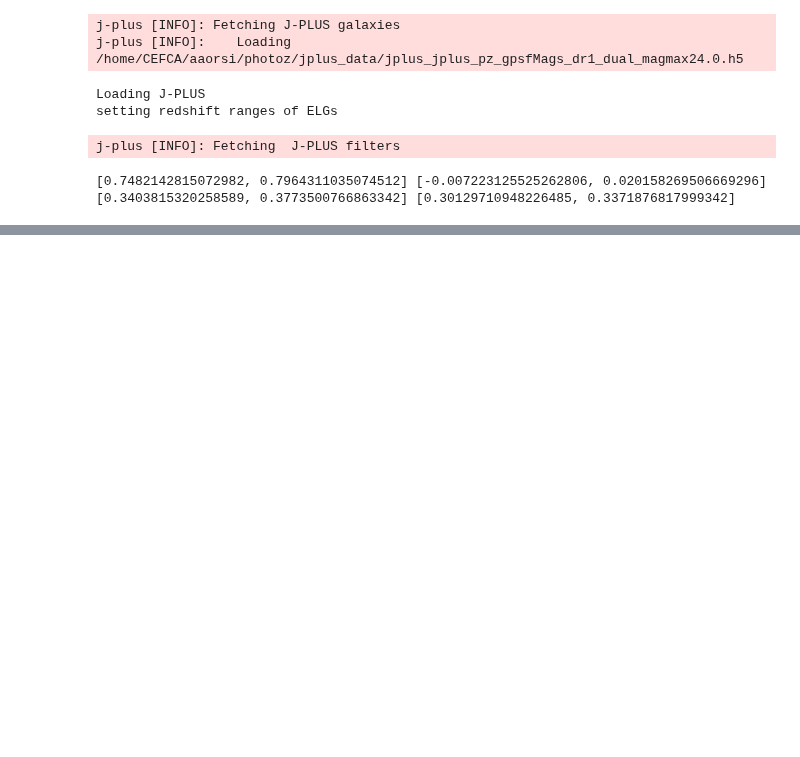
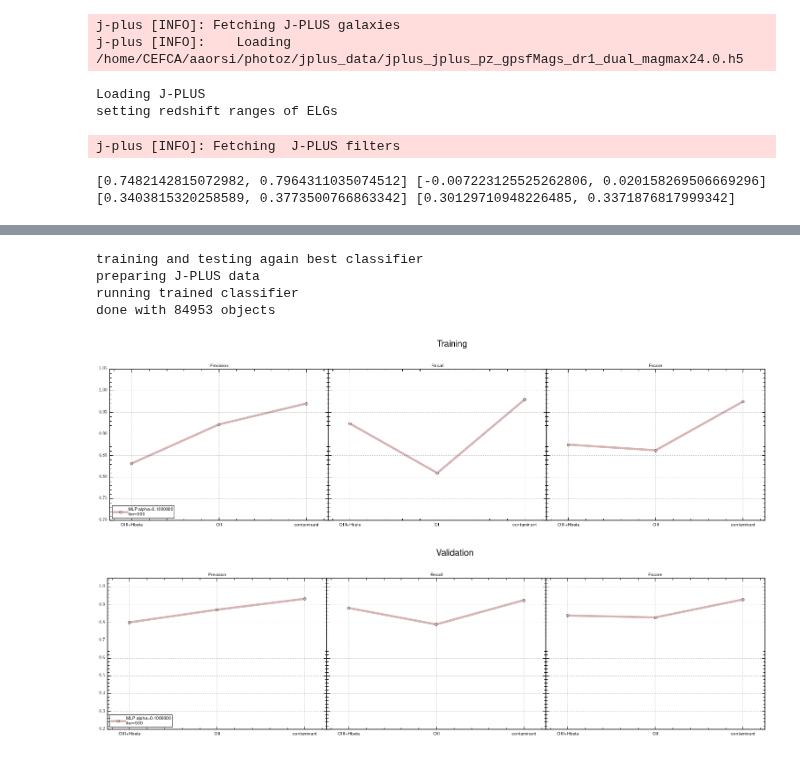
Before and after one commit to aaorsi/ELG_analysis, a Jupyter notebook: learn_ELGz.ipynb, the cells around one changed output, grey strips where cells are left out. Cells and saved outputs as stored; diff of their text form; code cells hidden in the pictures; blank space fills up the shorter version.

```diff
--- a/learn_ELGz.ipynb
+++ b/learn_ELGz.ipynb
@@ -1471,0 +1889,70 @@ for index in range(nalpha):
+# %%
+# Now run the trained algorithm over the full J-PLUS set.
+filterset = 'SDSS'
+
+feat_data = []
+
+best_alpha = 0.03
+best_iter  = 500
+ctype = ['OIII+Hbeta','OII','contaminant']
+
+plt.figure('performance')
+plt.rcParams['figure.figsize'] = 15, 10
+gs = gsc.GridSpec(1,3)
+gs.update(wspace=0.0, right=1.5,top=0.6)
+
+gs2 = gsc.GridSpec(1,3)
+gs2.update(wspace=0.0, right=1.5,top=0.6)
+
+
+# Train again a specific classifier(s)
+
+classifier = MLPClassifier(solver='lbfgs', hidden_layer_sizes=(nfeat, nfeat),
+                            activation='relu', alpha=best_alpha,
+                            random_state=59657, tol=1e-5,
+                            max_iter=best_iter)
+
+print 'training and testing again best classifier'
+classifier.fit(Traindata, training_class)
+y_train = classifier.predict(Traindata)
+y_test  = classifier.predict(Testdata)
+
+
+# plot performance of this specific classifier
+
+
+precision, recall, fscore, support = metrics.precision_recall_fscore_support(training_class,
+                                                                             y_train, labels=ctype)
+color = mlcolors[2]
+plt.figure('performance')
+plt.rcParams['figure.figsize'] = 15, 10
+
+summary_performance_plot(0,precision, recall, fscore, color, cnum, ctype, name,  gs,
+                         figname='Training', ylim=[0.7,1.05], thick=5)
+
+precision, recall, fscore, support = metrics.precision_recall_fscore_support(validate_class,
+                                                                             y_test, labels=ctype)
+plt.figure('performance2')
+plt.rcParams['figure.figsize'] = 15, 10
+
+summary_performance_plot(0,precision, recall, fscore, color, cnum, ctype, name,  gs2,
+                         figname='Validation', ylim=[0.2,1.05],thick=5)
+iid += 1
+
+print 'preparing J-PLUS data'
+for i in range(len(dcat['tile_id'])):
+    feat_data.append(prepare_sample(dcat, i,
+                    sample_type='dm', filters=filterset))
+
+
+
+print 'running trained classifier'
+pred = classifier.predict(feat_data)
+print 'done with %d objects'% len(dcat['tile_id'])
+# %% [output]
+training and testing again best classifier
+preparing J-PLUS data
+running trained classifier
+done with 84953 objects
+[figure, added]
+[figure, added]
```
Also changed, not shown: parts of 37 cells of this notebook, 2 other files.
